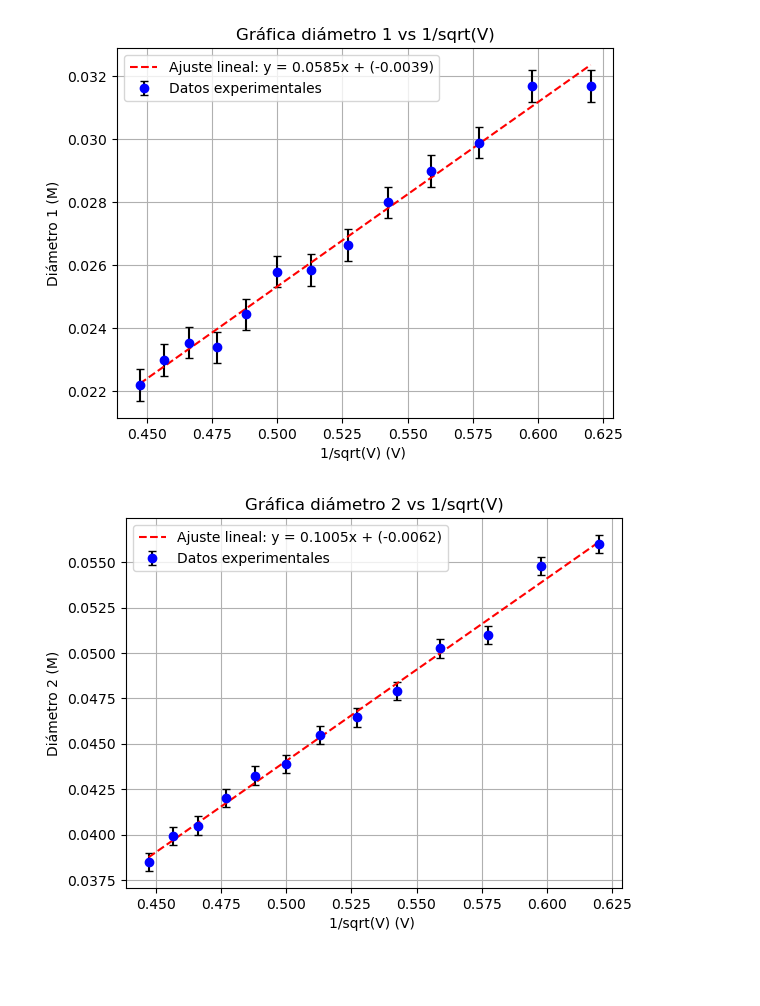
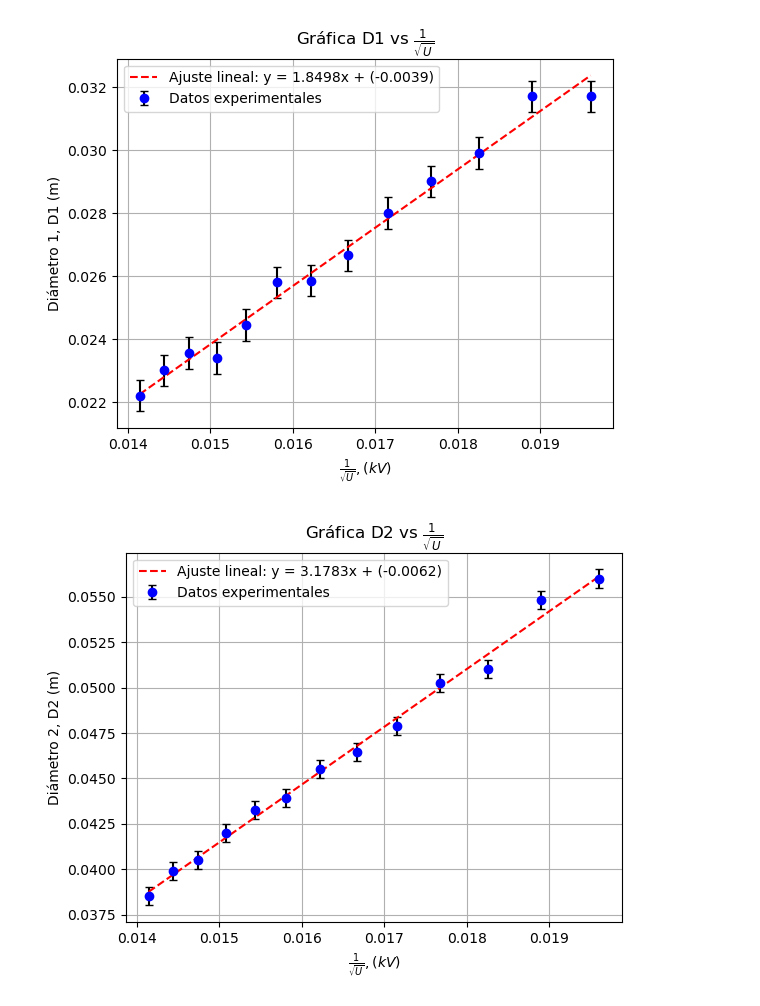
Before and after one commit to richi-rom/Equipo_3_Lab_De_Fisica_Moderna, a Jupyter notebook: Practica 2.ipynb, the cells around one changed output. Drawn from its saved outputs; the diff is of its cells as text; code cells hidden in the pictures; blank space fills up the shorter version.

```diff
--- a/Practica 2.ipynb
+++ b/Practica 2.ipynb
@@ -3,38 +3,38 @@ import matplotlib.pyplot as plt
 import numpy as np
 import math
 
 list_d_uno_m = [0.0317, 0.0317, 0.0299, 0.029, 0.028, 0.02665, 0.02585, 0.0258, 0.02445, 0.0234, 0.02355, 0.023, 0.0222] # m
 
 list_d_dos = [5.6, 5.48, 5.1, 5.025, 4.79, 4.645, 4.55, 4.2, 4.05, 3.99 , 3.85] #cm
 list_d_uno = [3.17,3.12, 2.99, 2.9 , 2.8, 2.665, 2.585, 2.58, 2.435, 2.34, 2.355, 2.3, 2.22] # cm
 list_v = [2.6, 2.8, 3.0, 3.2, 3.4, 3.6, 3.8, 4.0, 4.2, 4.4, 4.6, 4.8, 5.0] # kV
 
 error_d = 0.0005
 error_y = [error_d] * len(list_d_uno_m)
 
-list_dos_v = [1/math.sqrt(v) for v in list_v]
+list_dos_v = [1/math.sqrt((v*1000)) for v in list_v]
 coef = np.polyfit(list_dos_v, list_d_uno_m, 1)
 m, b = coef
 
 x_fit = np.linspace(min(list_dos_v), max(list_dos_v), 100)
 y_fit = m * x_fit + b
 
 #plt.scatter(list_dos_v, list_d_uno_m, label="Datos experimentales", color="blue")
 
 plt.errorbar(list_dos_v, list_d_uno_m,
              yerr=error_y, fmt='o',
              color="blue", ecolor="black", capsize=3,
              label="Datos experimentales")
 plt.plot(x_fit, y_fit, 'r--', label=f"Ajuste lineal: y = {m:.4f}x + ({b:.4f})")
 
-plt.xlabel("1/sqrt(V) (V) ")
-plt.ylabel("Diámetro 1 (M)")
-plt.title("Gráfica diámetro 1 vs 1/sqrt(V)")
+plt.xlabel(r"$\frac{1}{\sqrt{U}}, (kV)$")
+plt.ylabel("Diámetro 1, D1 (m)")
+plt.title(r"Gráfica D1 vs $\frac{1}{\sqrt{U}}$")
 plt.legend()
 plt.grid(True)
 plt.show()
 # %% [output]
-[figure, old version]
+[figure, new version]
 # %%
 import matplotlib.pyplot as plt
 import numpy as np
@@ -50,7 +50,7 @@ list_v = [2.6, 2.8, 3.0, 3.2, 3.4, 3.6, 3.8, 4.0, 4.2, 4.4, 4.6, 4.8, 5.0] # kV
 error_d = 0.0005
 error_y = [error_d] * len(list_d_dos_m)
 
-list_dos_v = [1/math.sqrt(v) for v in list_v]
+list_dos_v = [1/math.sqrt((v*1000)) for v in list_v]
 
 coef = np.polyfit(list_dos_v, list_d_dos_m, 1)
 m, b = coef
@@ -66,11 +66,11 @@ plt.errorbar(list_dos_v, list_d_dos_m,
              label="Datos experimentales")
 plt.plot(x_fit, y_fit, 'r--', label=f"Ajuste lineal: y = {m:.4f}x + ({b:.4f})")
 
-plt.xlabel("1/sqrt(V) (V) ")
-plt.ylabel("Diámetro 2 (M)")
-plt.title("Gráfica diámetro 2 vs 1/sqrt(V)")
+plt.xlabel(r"$\frac{1}{\sqrt{U}}, (kV)$")
+plt.ylabel("Diámetro 2, D2 (m)")
+plt.title(r"Gráfica D2 vs $\frac{1}{\sqrt{U}}$")
 plt.legend()
 plt.grid(True)
 plt.show()
 # %% [output]
-[figure, old version]
+[figure, new version]
```
